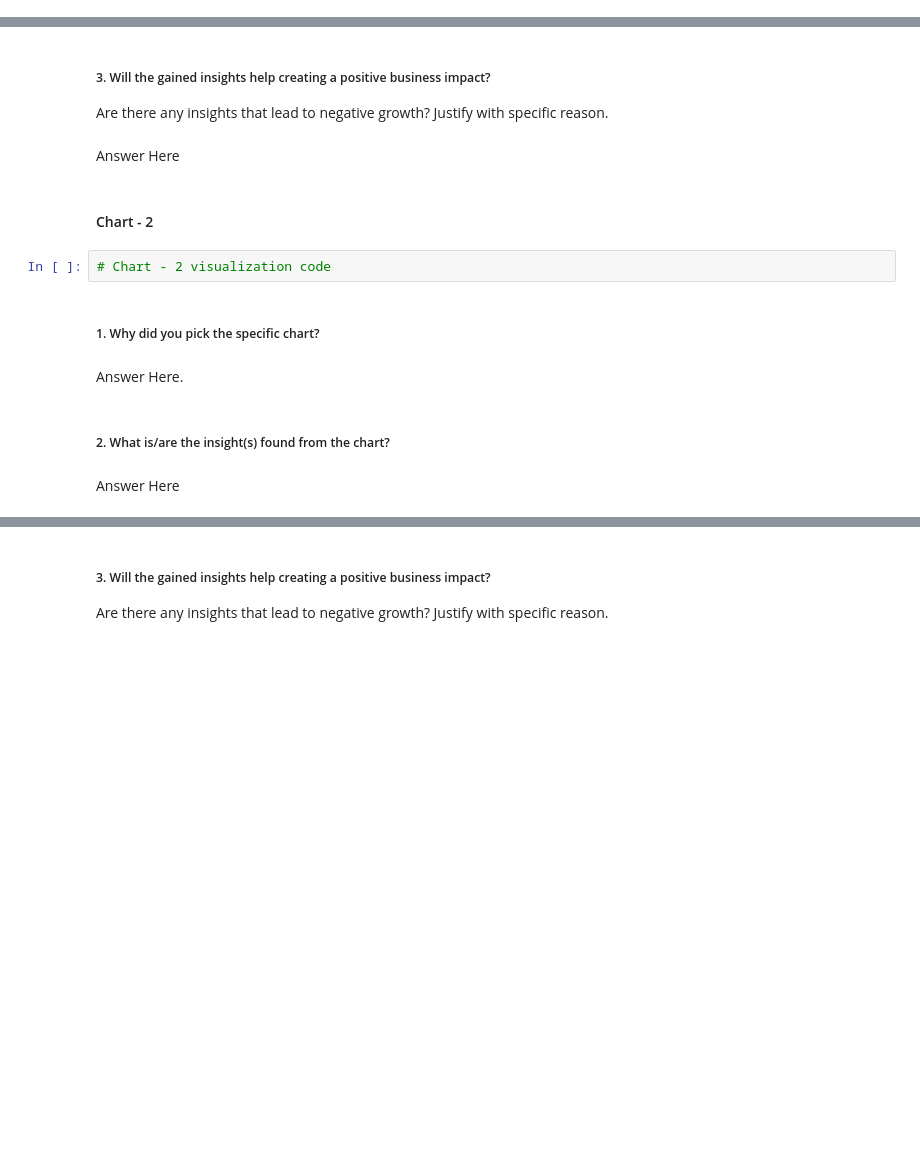
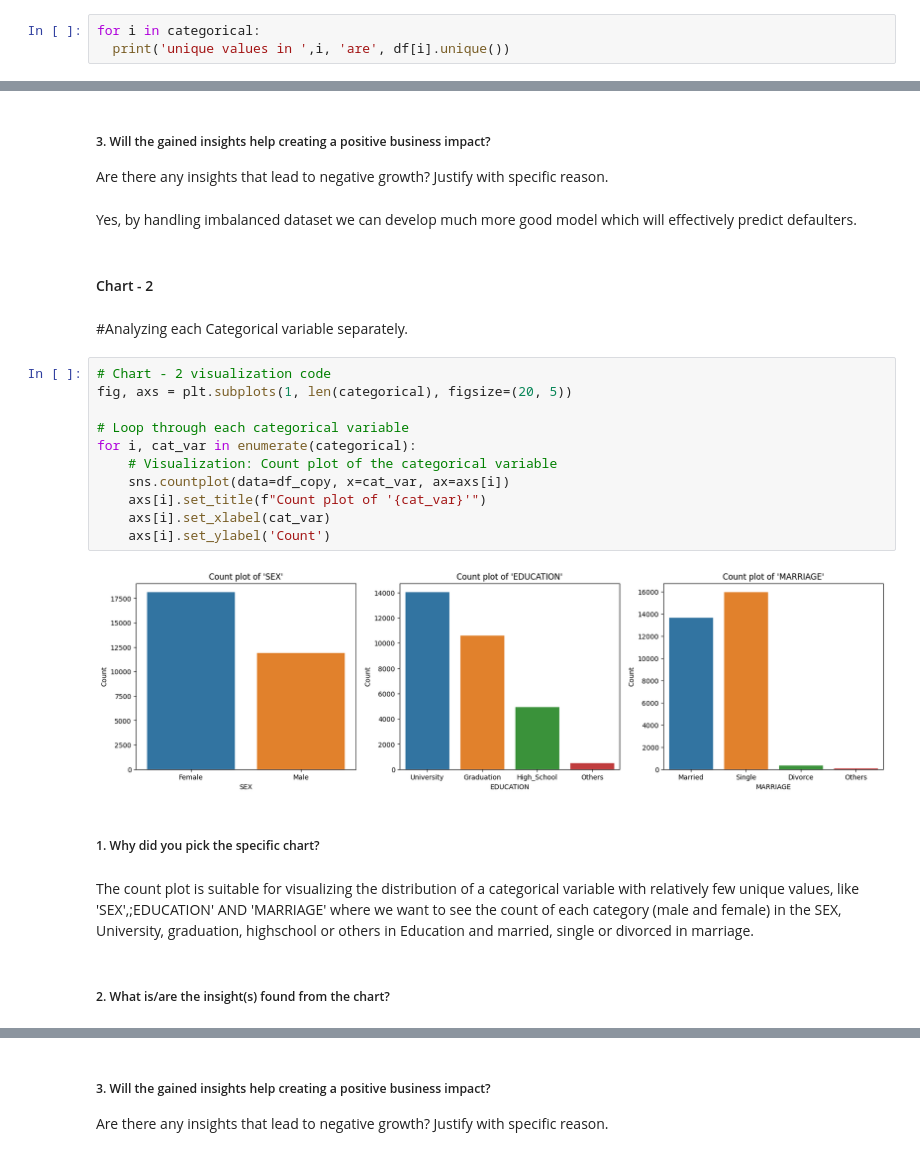
Before and after one commit to subhashsomarouthu/Credit_Card_Default_Prediction, a Jupyter notebook: Credit_Card_Default_Prediction.ipynb, the cells around one changed output, grey strips where cells are left out. Saved outputs shown, nothing was run; the diff lists cells and outputs as text; blank space fills up the shorter version.

```diff
--- a/Credit_Card_Default_Prediction.ipynb
+++ b/Credit_Card_Default_Prediction.ipynb
@@ -298,0 +305,3 @@ unique values in  default payment next month are 2
+# %%
+for i in categorical:
+  print('unique values in ',i, 'are', df[i].unique())
@@ -448,17 +481,28 @@ Answer Here
 # %% [markdown]
 ##### 3. Will the gained insights help creating a positive business impact?
 Are there any insights that lead to negative growth? Justify with specific reason.
-# %% [markdown]
-Answer Here
+# %% [markdown]
+Yes, by handling imbalanced dataset we can develop much more good model which will effectively predict defaulters.
 # %% [markdown]
 #### Chart - 2
-# %%
-# Chart - 2 visualization code
+# %% [markdown]
+#Analyzing each Categorical variable separately.
+# %%
+# Chart - 2 visualization code
+fig, axs = plt.subplots(1, len(categorical), figsize=(20, 5))
+
+# Loop through each categorical variable
+for i, cat_var in enumerate(categorical):
+    # Visualization: Count plot of the categorical variable
+    sns.countplot(data=df_copy, x=cat_var, ax=axs[i])
+    axs[i].set_title(f"Count plot of '{cat_var}'")
+    axs[i].set_xlabel(cat_var)
+    axs[i].set_ylabel('Count')
+# %% [output]
+[figure, added]
 # %% [markdown]
 ##### 1. Why did you pick the specific chart?
-# %% [markdown]
-Answer Here.
+# %% [markdown]
+The count plot is suitable for visualizing the distribution of a categorical variable with relatively few unique values, like 'SEX',;EDUCATION' AND 'MARRIAGE' where we want to see the count of each category (male and female) in the SEX, University, graduation, highschool or others in Education and married, single or divorced in marriage.
 # %% [markdown]
 ##### 2. What is/are the insight(s) found from the chart?
-# %% [markdown]
-Answer Here
```
Also changed, not shown: parts of 38 cells of this notebook.
